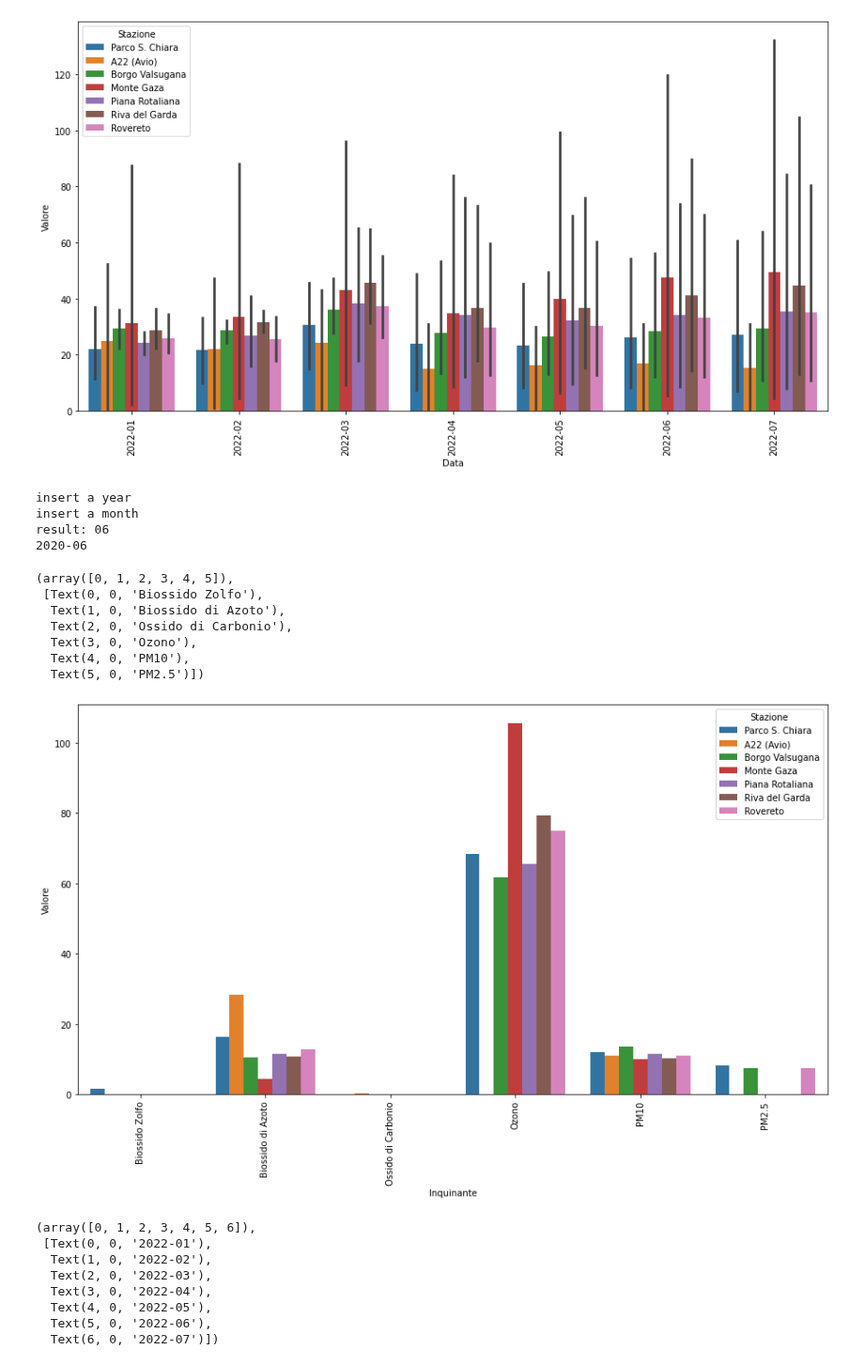
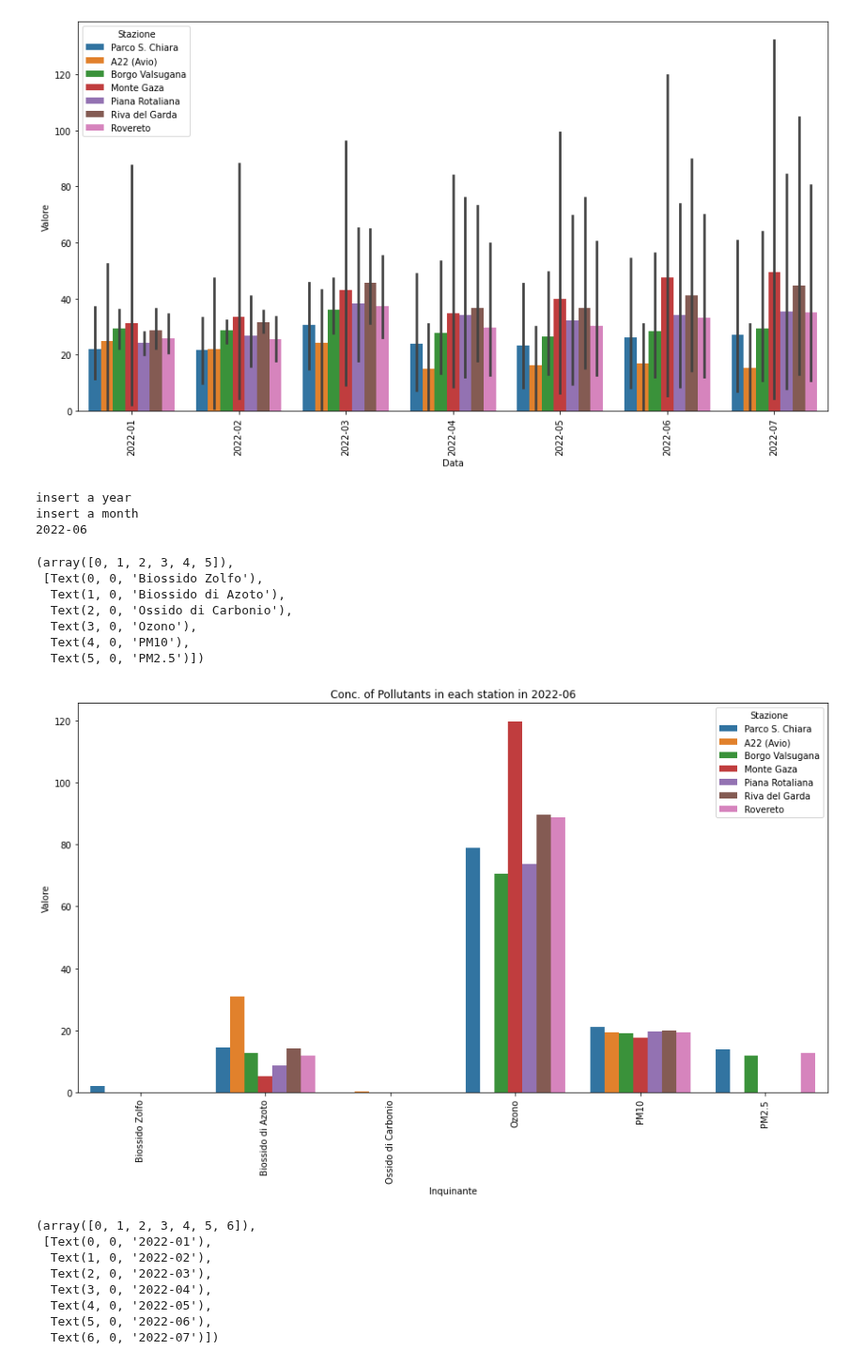
Before and after one commit to WebValley2022/webvalley-dashboard, a Jupyter notebook: LigiaNotebookAppa.ipynb, the cells around one changed output. Shown at 94% size. Cells and saved outputs as stored; diff of their text form; code cells hidden in the pictures.

```diff
--- a/LigiaNotebookAppa.ipynb
+++ b/LigiaNotebookAppa.ipynb
@@ -66,34 +66,33 @@ year = input()
 
 print("insert a month")
 month = input()
 
 if (len(month) < 2) :
     month = month.zfill(2)
     print("result: "+month)
 if len(year) < 4 or len(month) > 12:
     raise Exception("Date provided is in the wrong format")
 
 date = year+"-"+month
 print(date)
 
 df = df[df.Valore != "n.d."]
 df["Data"] = df.Data.str[0:7]
 df["Valore"] = pd.to_numeric(df.Valore)
 ds_curr_date = df[df['Data'] == date]
 df_month_poll = ds_curr_date.groupby(["Inquinante", "Stazione", "Data"]).mean().reset_index()
 plt.gcf().set_size_inches(15, 8)
-sns.barplot(y="Valore", x="Inquinante", hue="Stazione", data=df_month_poll)
+sns.barplot(y="Valore", x="Inquinante", hue="Stazione", data=df_month_poll).set(title="Conc. of Pollutants in each station in " + date)
 xticks(rotation = 90)
 # %% [output]
 insert a year
 insert a month
-result: 06
-2020-06
+2022-06
 (array([0, 1, 2, 3, 4, 5]),
  [Text(0, 0, 'Biossido Zolfo'),
   Text(1, 0, 'Biossido di Azoto'),
   Text(2, 0, 'Ossido di Carbonio'),
   Text(3, 0, 'Ozono'),
   Text(4, 0, 'PM10'),
   Text(5, 0, 'PM2.5')])
-[figure, old version]
+[figure, new version]
```
Also changed, not shown: parts of 2 cells of this notebook, 2 other files.
